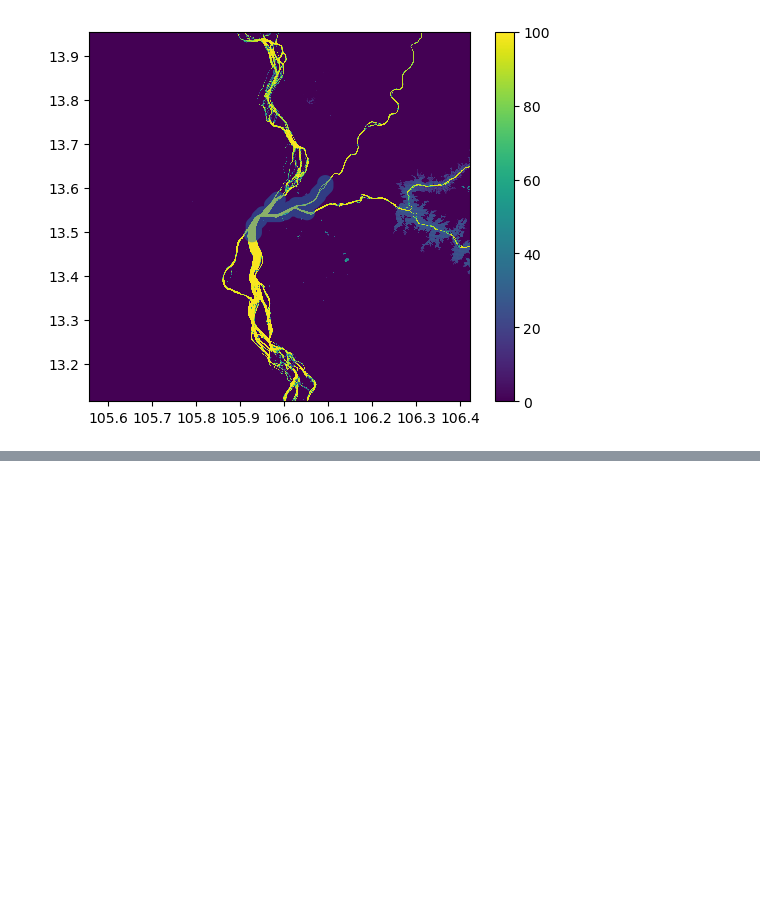
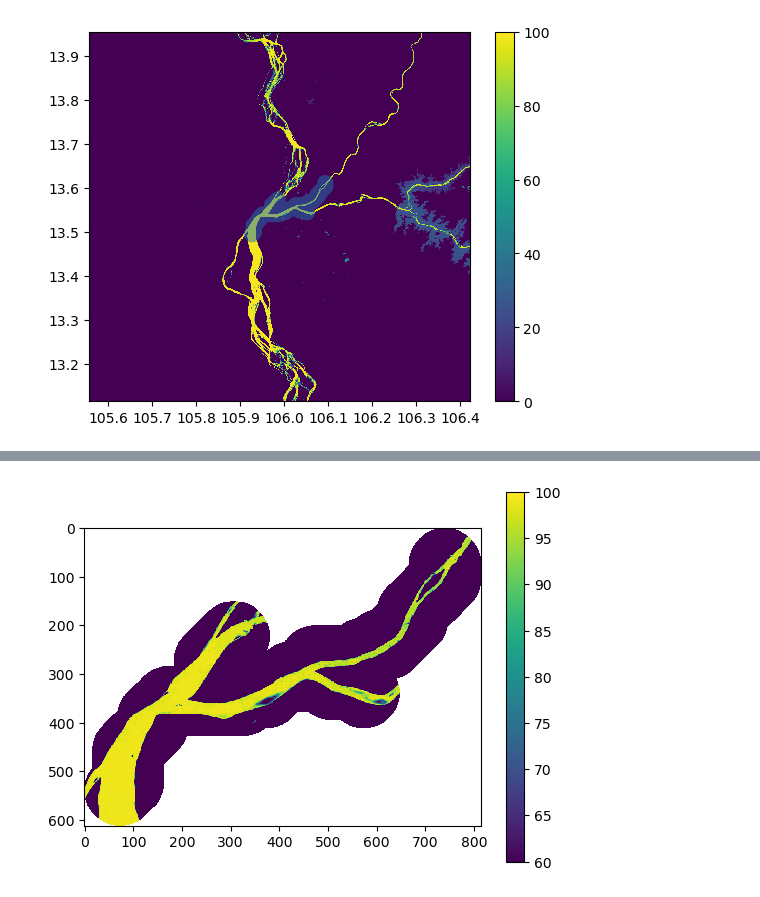
Before and after one commit to UW-GDA/mekong-water-quality, a Jupyter notebook: 01_river_reach_masks.ipynb, the cells around one changed output, grey strips where cells are left out. Drawn from its saved outputs; the diff is of its cells as text; code cells hidden in the pictures; blank space fills up the shorter version.

Commit message:
choose threshold for water mask

```diff
--- a/01_river_reach_masks.ipynb
+++ b/01_river_reach_masks.ipynb
@@ -102,14 +93,14 @@ For this, I will use the
 # Open JRC water classification dataset
 
 water_filename = '/home/jovyan/data/occurrence_100E_20Nv1_4_2021.tif'
-src = rasterio.open(water_filename)
+water_src = rio.open(water_filename)
 
 
 window_bounds = rivers.unary_union.bounds
 window_extent = [window_bounds[0], window_bounds[2], window_bounds[1], window_bounds[3]]
-window = rio.windows.from_bounds(*window_bounds, transform=src.transform)
-water = src.read(1, window=window)
-water_ma = np.ma.masked_equal(water, src.nodata)
+window = rio.windows.from_bounds(*window_bounds, transform=water_src.transform)
+water = water_src.read(1, window=window)
+water_ma = np.ma.masked_equal(water, water_src.nodata)
 water_ma
 # %% [output]
 masked_array(
@@ -146,16 +139,18 @@ fig.colorbar(im)
 # Create polygons surrounding water pixels for each reach
 # %%
 # create 2km mask around each river vector
-buff = gpd.GeoDataFrame(geometry=gpd.GeoSeries(reaches['geometry'].buffer(2000).to_crs(src.crs).unary_union))
+buff = gpd.GeoDataFrame(geometry=gpd.GeoSeries(reaches['geometry'].buffer(2000).to_crs(water_src.crs).unary_union))
 fig, ax = plt.subplots()
 im = ax.imshow(water_ma, interpolation='none', zorder = 0, extent = window_extent)
 fig.colorbar(im)
-buff.plot(ax=ax, alpha = 0.5, zorder=100)
+buff.plot(ax=ax, alpha = 0.5, zorder=100);
 # %% [output]
 <Axes: >
 [figure]
 # %%
 # identify pixels classified as water within the buffer
 # first clip water raster to buffer
-
+from rasterio import mask
+rio_mask_kwargs = {'filled':False, 'crop':True, 'indexes':1}
 # then create a mask of water pixels from those.
+river_ma, river_ma_transform  = rio.mask.mask(water_src, buff['geometry'], **rio_mask_kwargs)
@@ -161,0 +168,5 @@ buff.plot(ax=ax, alpha = 0.5, zorder=100)
+# %%
+im = plt.imshow(river_ma, vmin = 60, vmax = 100, interpolation='none', )
+plt.colorbar(im);
+# %% [output]
+[figure, added]
```
Also changed, not shown: parts of 10 cells of this notebook.
